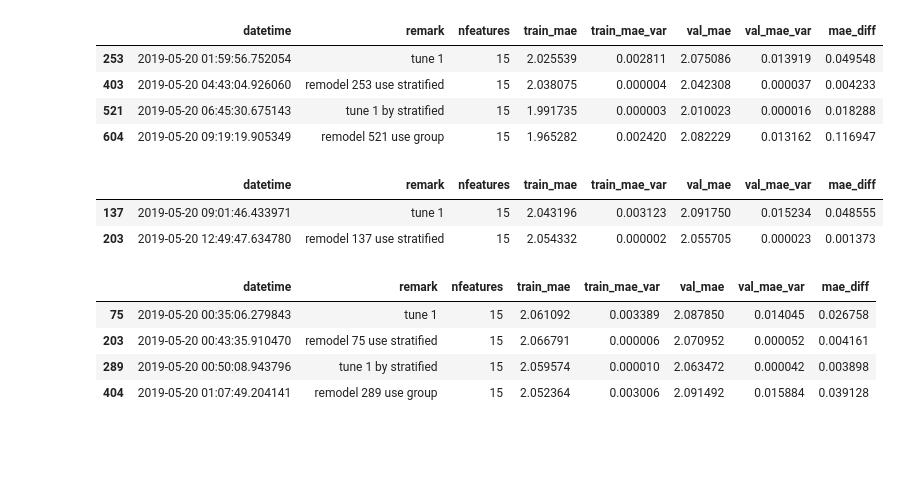
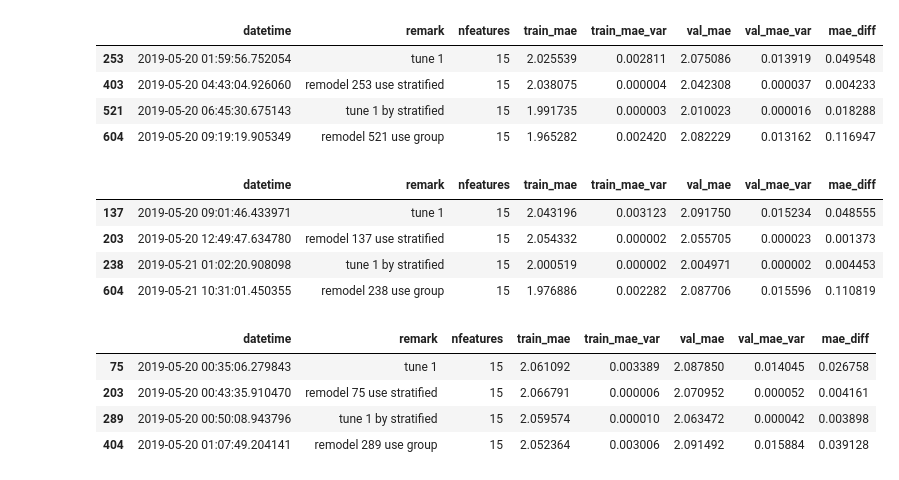
Before and after one commit to arhow/LANLEarthquakePrediction2019, a Jupyter notebook: mystacknet2.ipynb, the cells around one changed output. Cells and saved outputs as stored; diff of their text form; code cells hidden in the pictures; blank space fills up the shorter version.

```diff
--- a/mystacknet2.ipynb
+++ b/mystacknet2.ipynb
@@ -205,11 +205,13 @@ db_knn.loc[[253,403,521,604]][['datetime','remark', 'nfeatures', 'train_mae','tr
 | 604 | 2019-05-20 09:19:19.905349 | remodel 521 use group | 15 | 1.965282 | 0.002420 | 2.082229 | 0.013162 | 0.116947 |
 # %%
 db_svr = DFDB('../trial2/svr.pkl', auto_commit=False).select()
-db_svr.loc[[137,203]][['datetime','remark', 'nfeatures', 'train_mae','train_mae_var','val_mae','val_mae_var','mae_diff']]
+db_svr.loc[[137,203, 238, 604]][['datetime','remark', 'nfeatures', 'train_mae','train_mae_var','val_mae','val_mae_var','mae_diff']]
 # %% [output]
 |  | datetime | remark | nfeatures | train_mae | train_mae_var | val_mae | val_mae_var | mae_diff |
 | 137 | 2019-05-20 09:01:46.433971 | tune 1 | 15 | 2.043196 | 0.003123 | 2.091750 | 0.015234 | 0.048555 |
 | 203 | 2019-05-20 12:49:47.634780 | remodel 137 use stratified | 15 | 2.054332 | 0.000002 | 2.055705 | 0.000023 | 0.001373 |
+| 238 | 2019-05-21 01:02:20.908098 | tune 1 by stratified | 15 | 2.000519 | 0.000002 | 2.004971 | 0.000002 | 0.004453 |
+| 604 | 2019-05-21 10:31:01.450355 | remodel 238 use group | 15 | 1.976886 | 0.002282 | 2.087706 | 0.015596 | 0.110819 |
 # %%
 db_fm = DFDB('../trial2/fm.pkl', auto_commit=False).select()
 db_fm.loc[[75,203,289,404]][['datetime','remark', 'nfeatures', 'train_mae','train_mae_var','val_mae','val_mae_var','mae_diff']]
```
Also changed, not shown: parts of 33 cells of this notebook, 8 other files.
